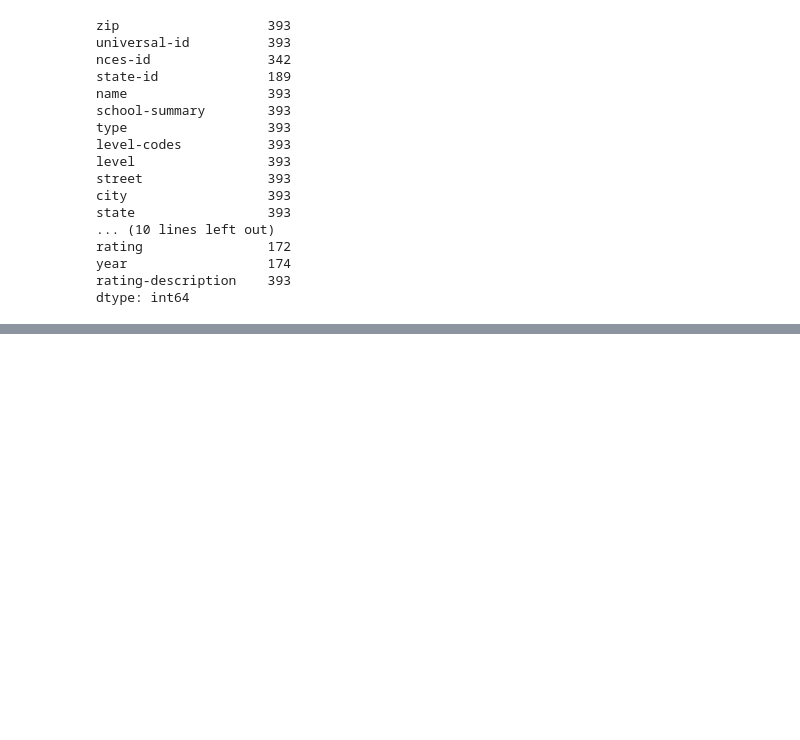
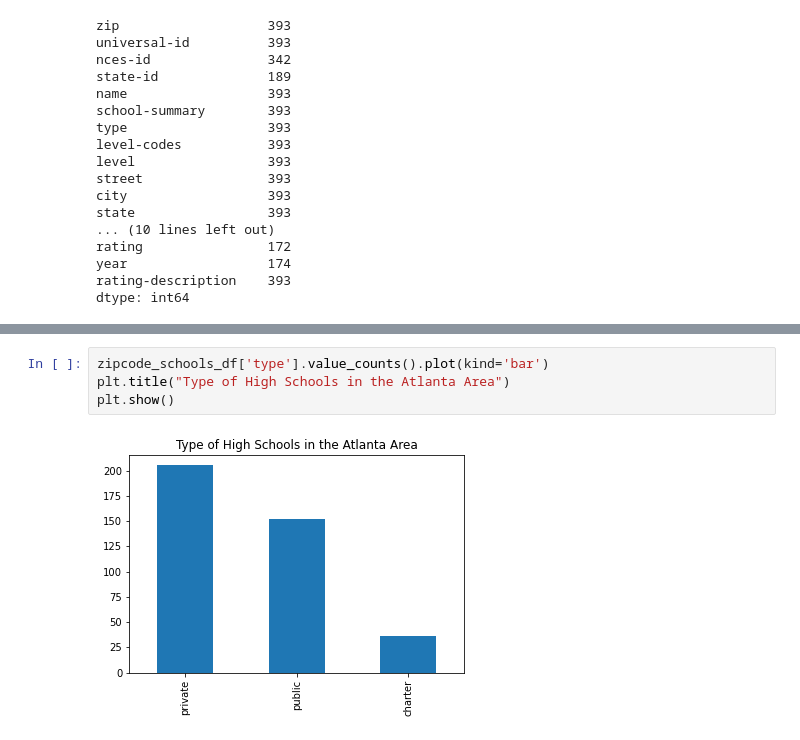
Before and after one commit to KellyPared/GT-Bootcamp-Atlanta_schoolsby_district, a Jupyter notebook: gt-greater-schools-kps.ipynb, the cells around one changed output, grey strips where cells are left out. Drawn from its saved outputs; the diff is of its cells as text; blank space fills up the shorter version.

```diff
--- a/gt-greater-schools-kps.ipynb
+++ b/gt-greater-schools-kps.ipynb
@@ -196,0 +214,6 @@ Name: name, dtype: int64
+# %%
+zipcode_schools_df['type'].value_counts().plot(kind='bar')
+plt.title("Type of High Schools in the Atlanta Area")
+plt.show()
+# %% [output]
+[figure, added]
```
Also changed, not shown: parts of 11 cells of this notebook, 11 other files.
